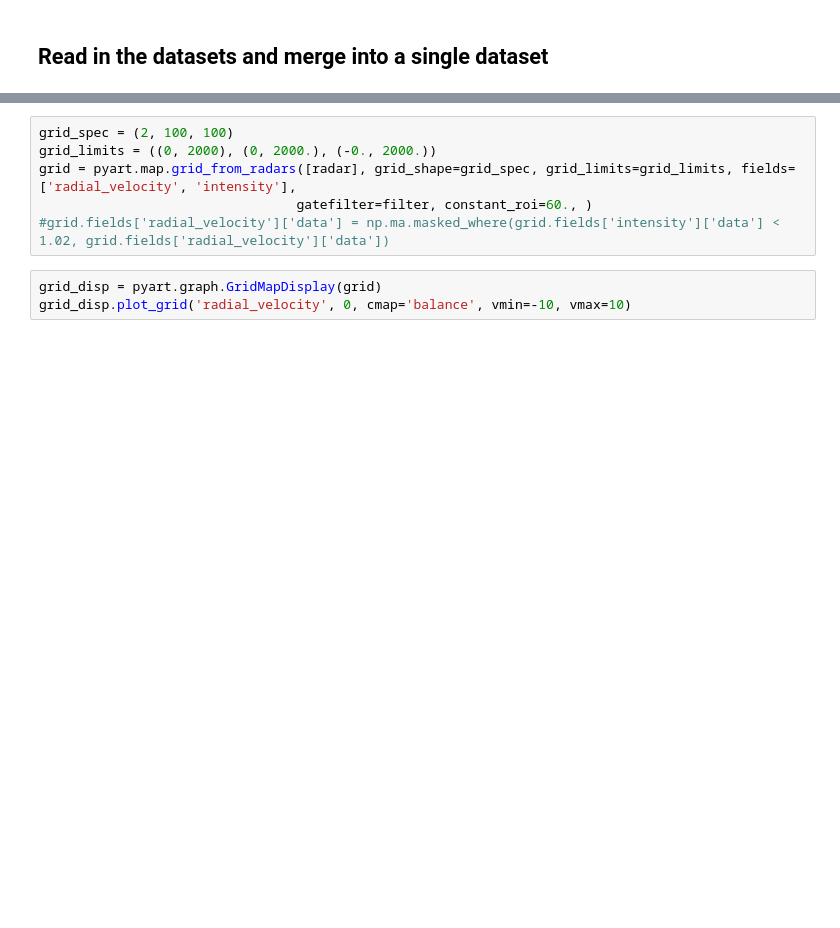
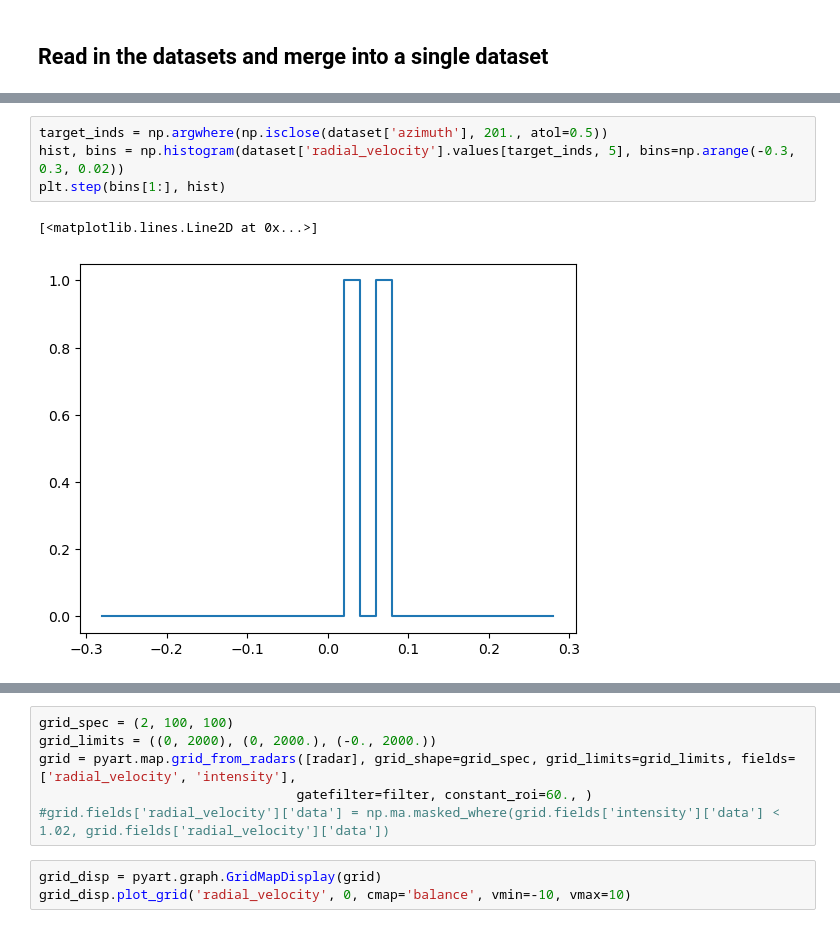
Before and after one commit to rcjackson/various_notebooks, a Jupyter notebook: read-doppler-lidar.ipynb, the cells around one changed output, grey strips where cells are left out. Saved outputs shown, nothing was run; the diff lists cells and outputs as text; blank space fills up the shorter version.

```diff
--- a/read-doppler-lidar.ipynb
+++ b/read-doppler-lidar.ipynb
@@ -99,3 +117,10 @@ plt.xlim([0, 2000])
+# %%
+target_inds = np.argwhere(np.isclose(dataset['azimuth'], 201., atol=0.5))
+hist, bins = np.histogram(dataset['radial_velocity'].values[target_inds, 5], bins=np.arange(-0.3, 0.3, 0.02))
+plt.step(bins[1:], hist)
+# %% [output]
+[<matplotlib.lines.Line2D at 0x...>]
+[figure, added]
 # %%
 #dataset['radial_velocity'] = 8 * xr.ones_like(dataset['radial_velocity'])
 dataset.to_netcdf('ncfile.nc')
```
Also changed, not shown: parts of 8 cells of this notebook, 2 other files.
